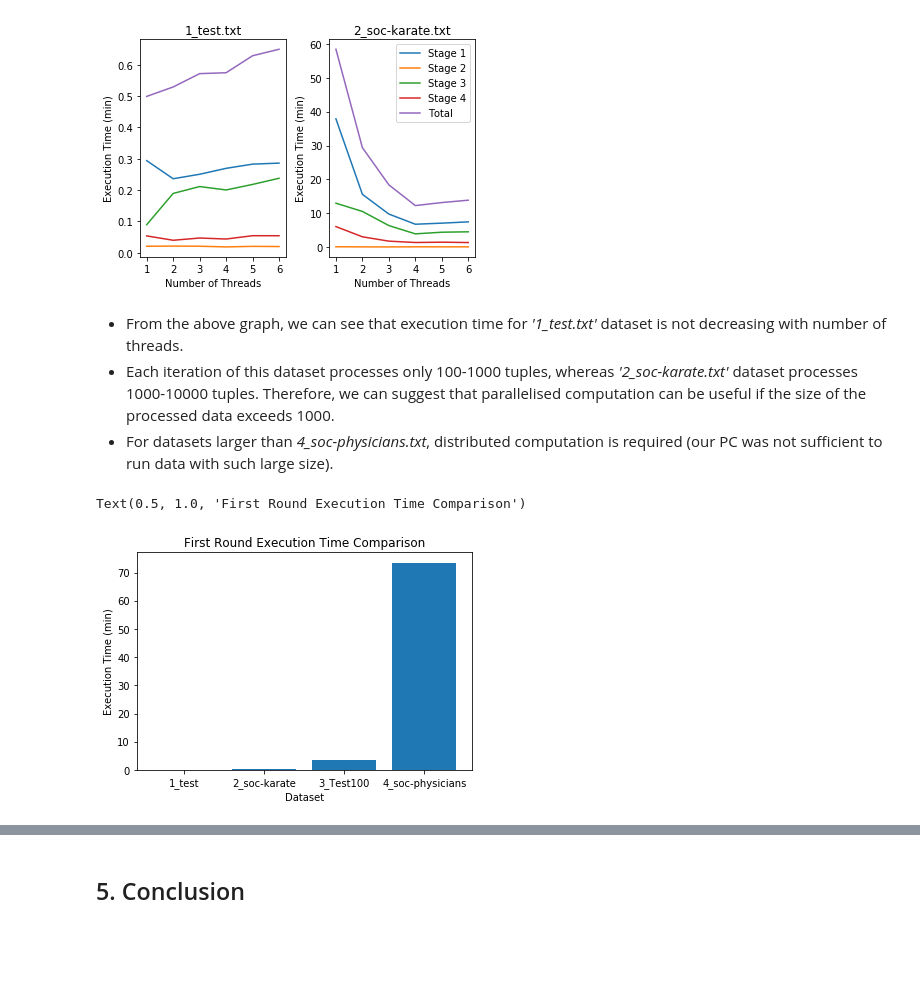
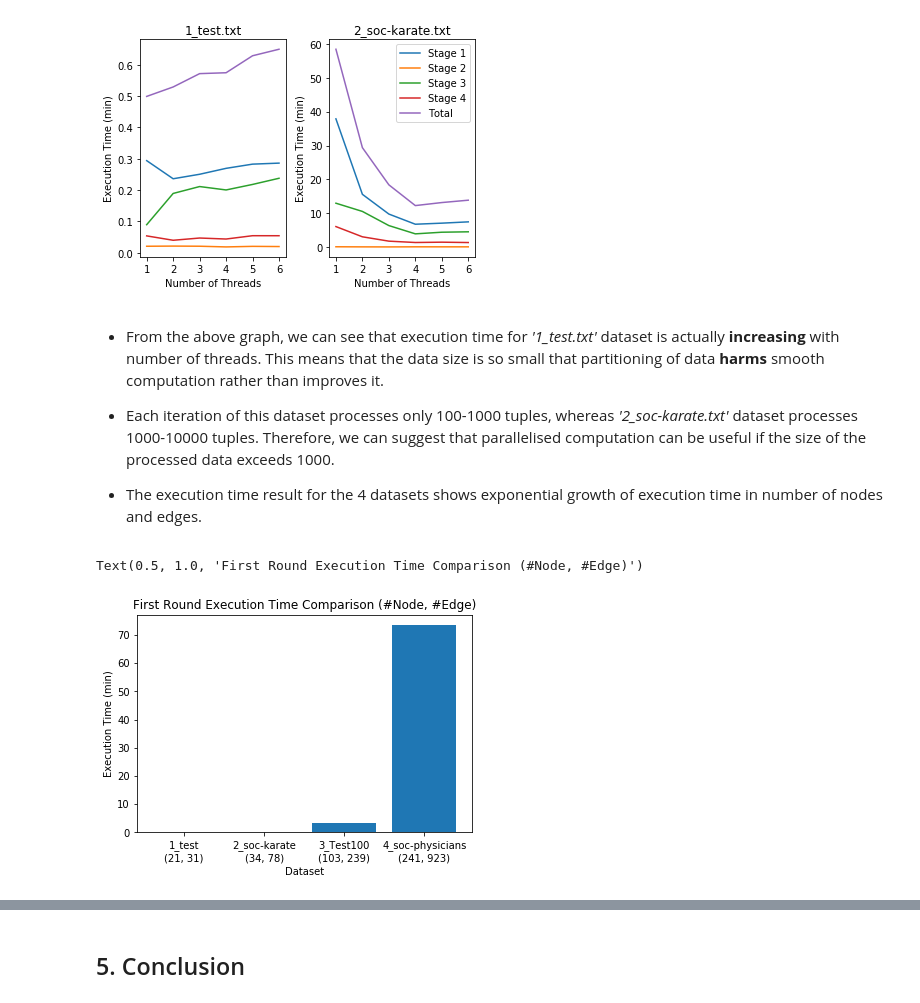
Before and after one commit to Yosuke-Ijiri/ELTDM-Project, a Jupyter notebook: ELTDM_Notebook.ipynb, the cells around one changed output, grey strips where cells are left out. Cells and saved outputs as stored; diff of their text form; code cells hidden in the pictures; blank space fills up the shorter version.

Commit message:
Update
- Added comments to Result and Discussion

```diff
--- a/ELTDM_Notebook.ipynb
+++ b/ELTDM_Notebook.ipynb
@@ -961,14 +958,17 @@ plt.xlabel("Number of Threads"), plt.ylabel("Execution Time (min)")
 (Text(0.5, 0, 'Number of Threads'), Text(0, 0.5, 'Execution Time (min)'))
 [figure]
 # %% [markdown]
-- From the above graph, we can see that execution time for *'1_test.txt'* dataset is not decreasing with number of threads.
+- From the above graph, we can see that execution time for *'1_test.txt'* dataset is actually **increasing** with number of threads. This means that the data size is so small that partitioning of data **harms** smooth computation rather than improves it.
 - Each iteration of this dataset processes only 100-1000 tuples, whereas *'2_soc-karate.txt'* dataset processes 1000-10000 tuples. Therefore, we can suggest that parallelised computation can be useful if the size of the processed data exceeds 1000.
-- For datasets larger than *4_soc-physicians.txt*, distributed computation is required (our PC was not sufficient to run data with such large size).
+
+
+- The execution time result for the 4 datasets shows exponential growth of execution time in number of nodes and edges.
 # %%
-plt.bar(['1_test', '2_soc-karate', '3_Test100', '4_soc-physicians'], [2.1/60, 10.0/60, 201.4/60, 4407.5/60])
+plt.bar(['1_test\n(21, 31)', '2_soc-karate\n(34, 78)', '3_Test100\n(103, 239)', '4_soc-physicians\n(241, 923)'],
+        [2.1/60, 10.0/60, 201.4/60, 4407.5/60])
 plt.xlabel("Dataset"), plt.ylabel("Execution Time (min)")
-plt.title('First Round Execution Time Comparison')
+plt.title('First Round Execution Time Comparison (#Node, #Edge)')
 # %% [output]
-Text(0.5, 1.0, 'First Round Execution Time Comparison')
+Text(0.5, 1.0, 'First Round Execution Time Comparison (#Node, #Edge)')
-[figure, old version]
+[figure, new version]
 # %% [markdown]
```
Also changed, not shown: parts of 6 cells of this notebook.
